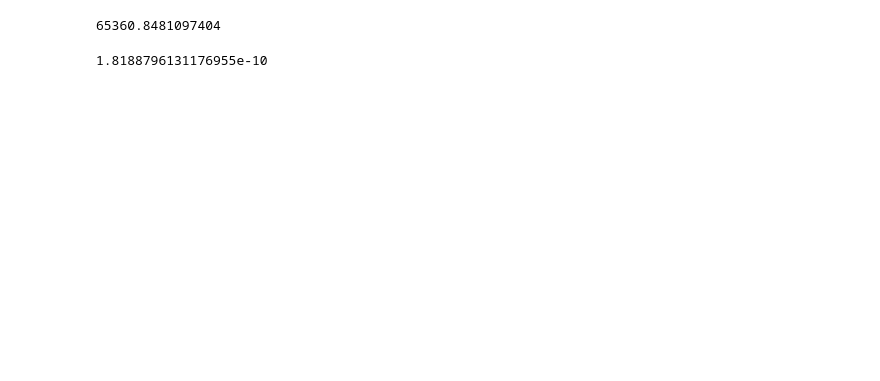
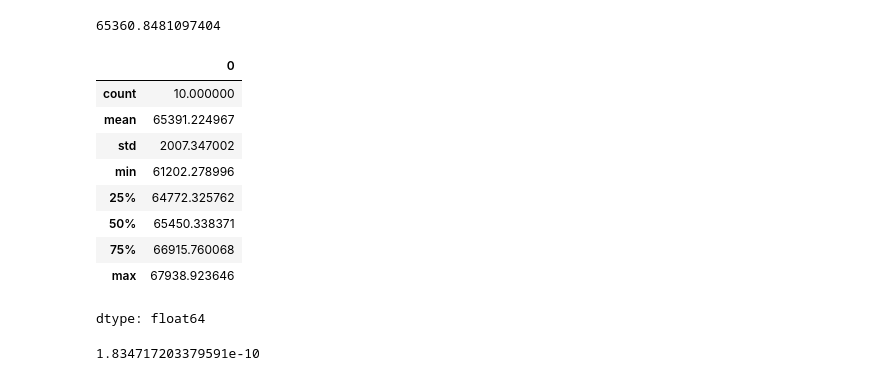
Before and after one commit to asrevo-applied-ml/basic-ml, a Jupyter notebook: e2e_ml.ipynb, the cells around one changed output. Cells and saved outputs as stored; diff of their text form; code cells hidden in the pictures; blank space fills up the shorter version.

```diff
--- a/e2e_ml.ipynb
+++ b/e2e_ml.ipynb
@@ -319,24 +319,44 @@ root_mean_squared_error(housing_labels,housing_predicted_label)
 # %%
+from sklearn.pipeline import make_pipeline
 from sklearn.linear_model import LinearRegression
 from sklearn.preprocessing import FunctionTransformer
 from sklearn.compose import TransformedTargetRegressor
 from sklearn.metrics import root_mean_squared_error
 
-regreession=TransformedTargetRegressor(regressor=LinearRegression(),transformer=FunctionTransformer(func=np.log,inverse_func=np.exp))
-regreession.fit(transformed_housing,housing_labels)
-housing_predicted_label=regreession.predict(transformed_housing)
+pipeline=make_pipeline(transformer,TransformedTargetRegressor(regressor=LinearRegression(),transformer=FunctionTransformer(func=np.log,inverse_func=np.exp)))
+pipeline.fit(housing,housing_labels)
+housing_predicted_label=pipeline.predict(housing)
 root_mean_squared_error(housing_labels,housing_predicted_label)
 # %% [output]
 65360.8481097404
+# %%
+from sklearn.model_selection import cross_val_score
+
+tree_rmses = -cross_val_score(pipeline, housing, housing_labels,
+                              scoring="neg_root_mean_squared_error", cv=10)
+# %%
+pd.Series(tree_rmses).describe()
+# %% [output]
+|  | 0 |
+| count | 10.000000 |
+| mean | 65391.224967 |
+| std | 2007.347002 |
+| min | 61202.278996 |
+| 25% | 64772.325762 |
+| 50% | 65450.338371 |
+| 75% | 66915.760068 |
+| max | 67938.923646 |
+dtype: float64
 # %%
+from sklearn.pipeline import make_pipeline
 from sklearn.tree import DecisionTreeRegressor
 from sklearn.preprocessing import FunctionTransformer
 from sklearn.compose import TransformedTargetRegressor
 from sklearn.metrics import root_mean_squared_error
 
-regreession=TransformedTargetRegressor(regressor=DecisionTreeRegressor(),transformer=FunctionTransformer(func=np.log,inverse_func=np.exp))
-regreession.fit(transformed_housing,housing_labels)
-housing_predicted_label=regreession.predict(transformed_housing)
+pipeline=make_pipeline(transformer,TransformedTargetRegressor(regressor=DecisionTreeRegressor(),transformer=FunctionTransformer(func=np.log,inverse_func=np.exp)))
+pipeline.fit(housing,housing_labels)
+housing_predicted_label=pipeline.predict(housing)
 root_mean_squared_error(housing_labels,housing_predicted_label)
 # %% [output]
-1.8188796131176955e-10
+1.834717203379591e-10
```
Also changed, not shown: parts of 12 cells of this notebook.
